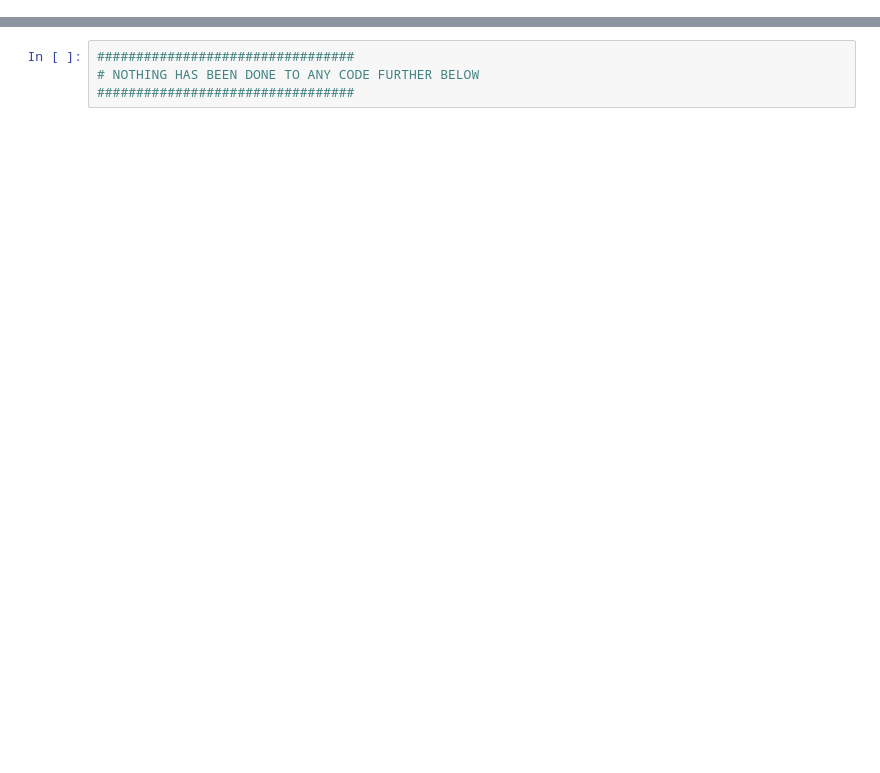
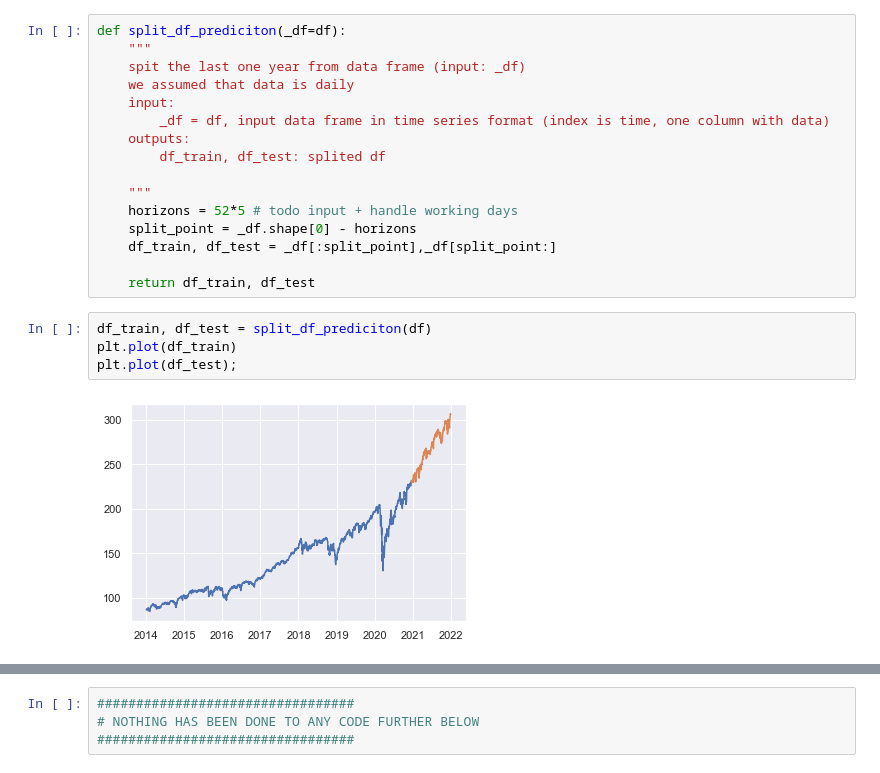
Before and after one commit to RohitRanjan1812/OPA_repo, a Jupyter notebook: 002_timeseries_prediction.ipynb, the cells around one changed output, grey strips where cells are left out. Drawn from its saved outputs; the diff is of its cells as text; blank space fills up the shorter version.

Commit message:
Code cleaning of time series part

```diff
--- a/002_timeseries_prediction.ipynb
+++ b/002_timeseries_prediction.ipynb
@@ -112,0 +124,22 @@ plt.plot(df2)
+# %%
+def split_df_prediciton(_df=df):
+    """
+    spit the last one year from data frame (input: _df)
+    we assumed that data is daily
+    input:
+        _df = df, input data frame in time series format (index is time, one column with data)
+    outputs:
+        df_train, df_test: splited df
+
+    """
+    horizons = 52*5 # todo input + handle working days
+    split_point = _df.shape[0] - horizons
+    df_train, df_test = _df[:split_point],_df[split_point:]
+
+    return df_train, df_test
+# %%
+df_train, df_test = split_df_prediciton(df)
+plt.plot(df_train)
+plt.plot(df_test);
+# %% [output]
+[figure, added]
```
Also changed, not shown: parts of 31 cells of this notebook.
